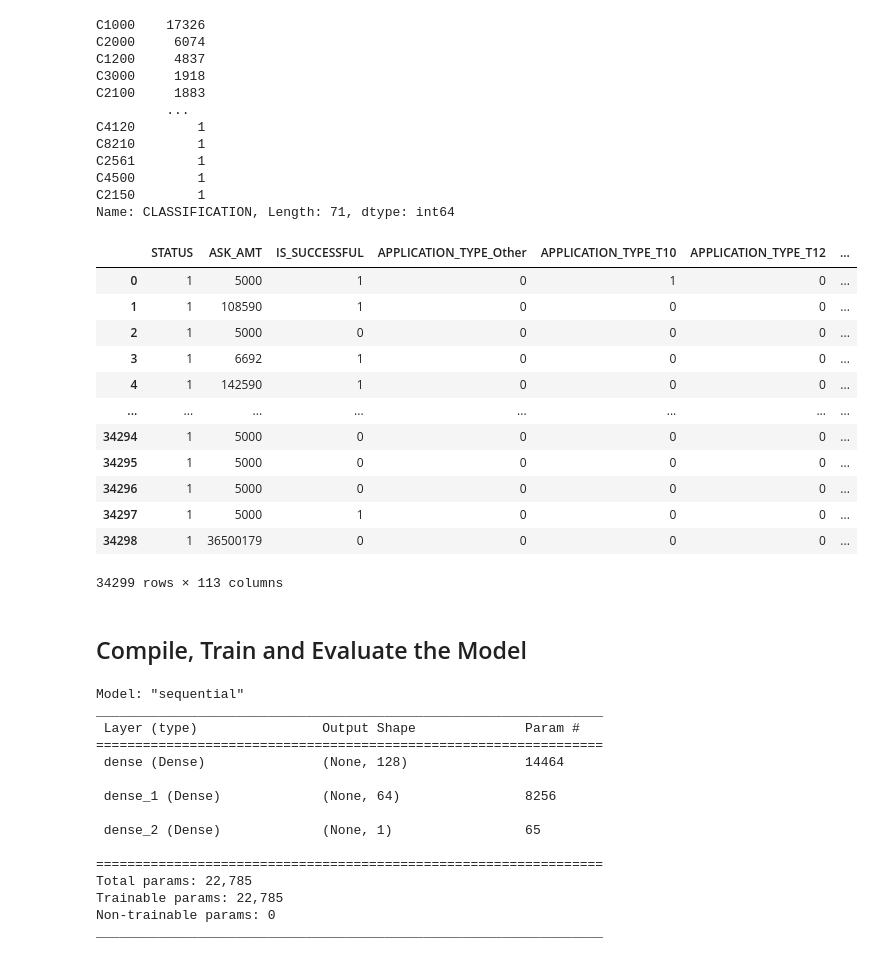
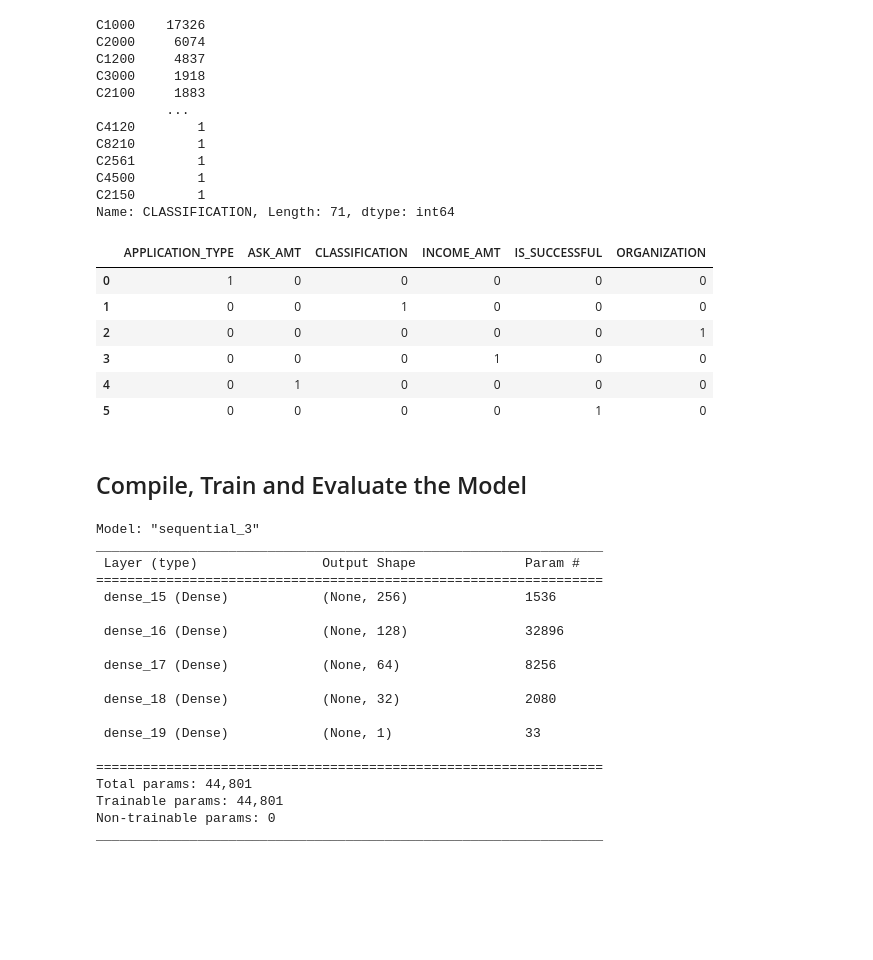
Before and after one commit to BillieOdelle/deep-learning-challenge, a Jupyter notebook: AlphabetSoupCharity.ipynb, the cells around one changed output. Saved outputs shown, nothing was run; the diff lists cells and outputs as text; code cells hidden in the pictures; blank space fills up the shorter version.

```diff
--- a/AlphabetSoupCharity.ipynb
+++ b/AlphabetSoupCharity.ipynb
@@ -170,21 +168,16 @@ C2150        1
 Name: CLASSIFICATION, Length: 71, dtype: int64
 # %%
 # Convert categorical data to numeric with `pd.get_dummies`
-df_encoded = pd.get_dummies(df)
+encoded_columns = ['APPLICATION_TYPE', 'CLASSIFICATION', 'ORGANIZATION', 'INCOME_AMT', 'ASK_AMT',	'IS_SUCCESSFUL',]
+df_encoded = pd.get_dummies(encoded_columns)
 df_encoded
 # %% [output]
-|  | STATUS | ASK_AMT | IS_SUCCESSFUL | APPLICATION_TYPE_Other | APPLICATION_TYPE_T10 | APPLICATION_TYPE_T12 | ... |
-| 0 | 1 | 5000 | 1 | 0 | 1 | 0 | ... |
-| 1 | 1 | 108590 | 1 | 0 | 0 | 0 | ... |
-| 2 | 1 | 5000 | 0 | 0 | 0 | 0 | ... |
-| 3 | 1 | 6692 | 1 | 0 | 0 | 0 | ... |
-| 4 | 1 | 142590 | 1 | 0 | 0 | 0 | ... |
-| ... | ... | ... | ... | ... | ... | ... | ... |
-| 34294 | 1 | 5000 | 0 | 0 | 0 | 0 | ... |
-| 34295 | 1 | 5000 | 0 | 0 | 0 | 0 | ... |
-| 34296 | 1 | 5000 | 0 | 0 | 0 | 0 | ... |
-| 34297 | 1 | 5000 | 1 | 0 | 0 | 0 | ... |
-| 34298 | 1 | 36500179 | 0 | 0 | 0 | 0 | ... |
+|  | APPLICATION_TYPE | ASK_AMT | CLASSIFICATION | INCOME_AMT | IS_SUCCESSFUL | ORGANIZATION |
+| 0 | 1 | 0 | 0 | 0 | 0 | 0 |
+| 1 | 0 | 0 | 1 | 0 | 0 | 0 |
+| 2 | 0 | 0 | 0 | 0 | 0 | 1 |
+| 3 | 0 | 0 | 0 | 1 | 0 | 0 |
+| 4 | 0 | 1 | 0 | 0 | 0 | 0 |
+| 5 | 0 | 0 | 0 | 0 | 1 | 0 |
-34299 rows × 113 columns
 # %%
 # Separate the data into labels and features
@@ -215,29 +208,39 @@ X_test_scaled = X_scaler.transform(X_test)
 nn = tf.keras.models.Sequential()
 
 # First hidden layer
-nn.add(tf.keras.layers.Dense(128, activation='relu', input_shape=(X_train.shape[1],)))
+nn.add(tf.keras.layers.Dense(256, activation='relu', input_shape=(X_train.shape[1],)))
 
 # Second hidden layer
+nn.add(tf.keras.layers.Dense(128, activation='relu'))
+
+# Third hidden layer
 nn.add(tf.keras.layers.Dense(64, activation='relu'))
+
+# Fourth hidden layer
+nn.add(tf.keras.layers.Dense(32, activation='relu'))
 
 # Output layer
 nn.add(tf.keras.layers.Dense(1, activation='sigmoid'))
 # Check the structure of the model
 nn.summary()
 # %% [output]
-Model: "sequential"
+Model: "sequential_3"
 _________________________________________________________________
  Layer (type)                Output Shape              Param #
 =================================================================
- dense (Dense)               (None, 128)               14464
+ dense_15 (Dense)            (None, 256)               1536
 
- dense_1 (Dense)             (None, 64)                8256
+ dense_16 (Dense)            (None, 128)               32896
 
- dense_2 (Dense)             (None, 1)                 65
+ dense_17 (Dense)            (None, 64)                8256
+
+ dense_18 (Dense)            (None, 32)                2080
+
+ dense_19 (Dense)            (None, 1)                 33
 
 =================================================================
-Total params: 22,785
-Trainable params: 22,785
+Total params: 44,801
+Trainable params: 44,801
 Non-trainable params: 0
 _________________________________________________________________
 # %%
```
Also changed, not shown: parts of 6 cells of this notebook.
